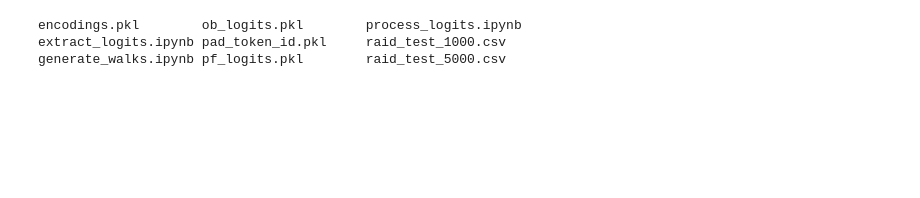
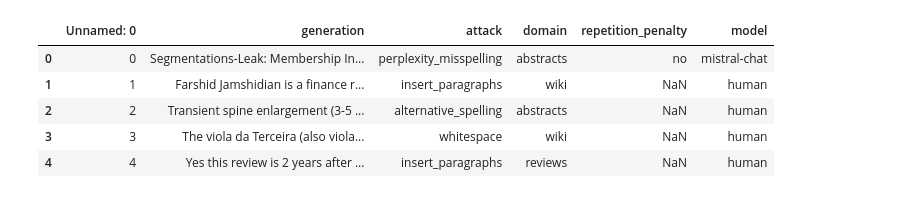
Before and after one commit to congbrian/ai-detector-playground-1, a Jupyter notebook: bcong/generate_walks.ipynb, the cells around one changed output. Drawn from its saved outputs; the diff is of its cells as text; code cells hidden in the pictures; blank space fills up the shorter version.

Commit message:
generate_walks
- overwrote extract logits with remote version
- generated sample from raid
- wrote generate_walks script that will hopefully generate walks for each entry in raid_test_100.csv

```diff
--- a/bcong/generate_walks.ipynb
+++ b/bcong/generate_walks.ipynb
@@ -19,10 +15,13 @@ ModuleNotFoundError: No module named 'google.colab'
 # %%
 bino = Binoculars()
 # %%
-!ls
+df = pd.read_csv("raid_test_100.csv")
-# %% [output]
-encodings.pkl        ob_logits.pkl        process_logits.ipynb
-extract_logits.ipynb pad_token_id.pkl     raid_test_1000.csv
-generate_walks.ipynb pf_logits.pkl        raid_test_5000.csv
 # %%
-df = pd.read_csv("raid_test_5000.csv")
+df.head()
+# %% [output]
+|  | Unnamed: 0 | generation | attack | domain | repetition_penalty | model |
+| 0 | 0 | Segmentations-Leak: Membership In... | perplexity_misspelling | abstracts | no | mistral-chat |
+| 1 | 1 | Farshid Jamshidian is a finance r... | insert_paragraphs | wiki | NaN | human |
+| 2 | 2 | Transient spine enlargement (3-5 ... | alternative_spelling | abstracts | NaN | human |
+| 3 | 3 | The viola da Terceira (also viola... | whitespace | wiki | NaN | human |
+| 4 | 4 | Yes this review is 2 years after ... | insert_paragraphs | reviews | NaN | human |
```
Also changed, not shown: parts of 8 cells of this notebook, 3 other files.
